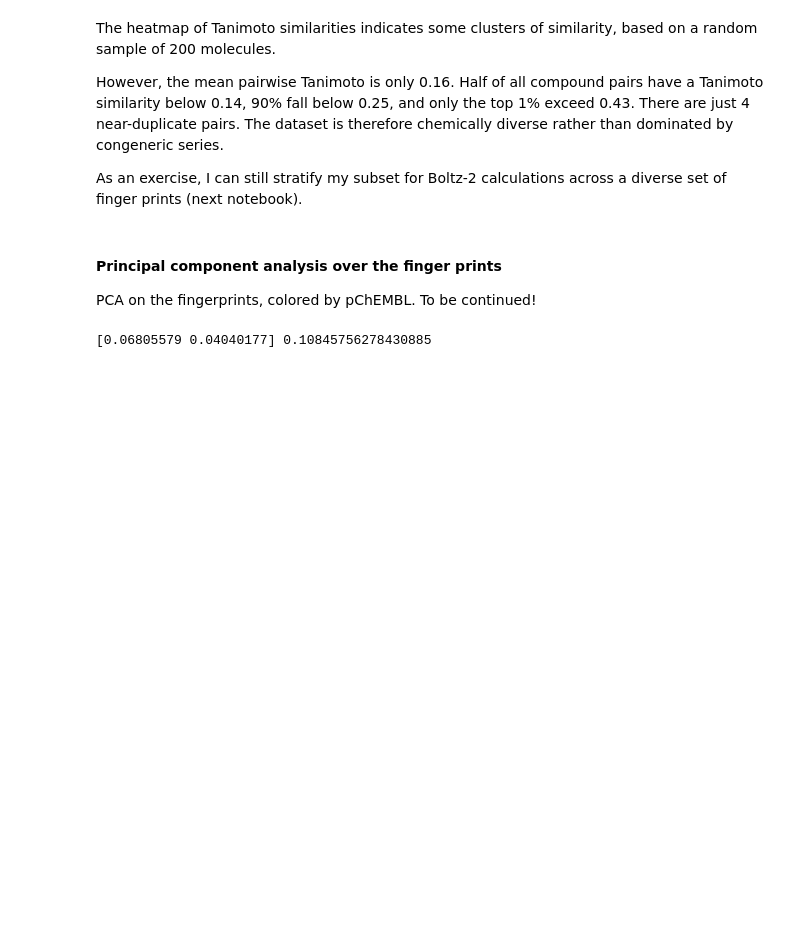
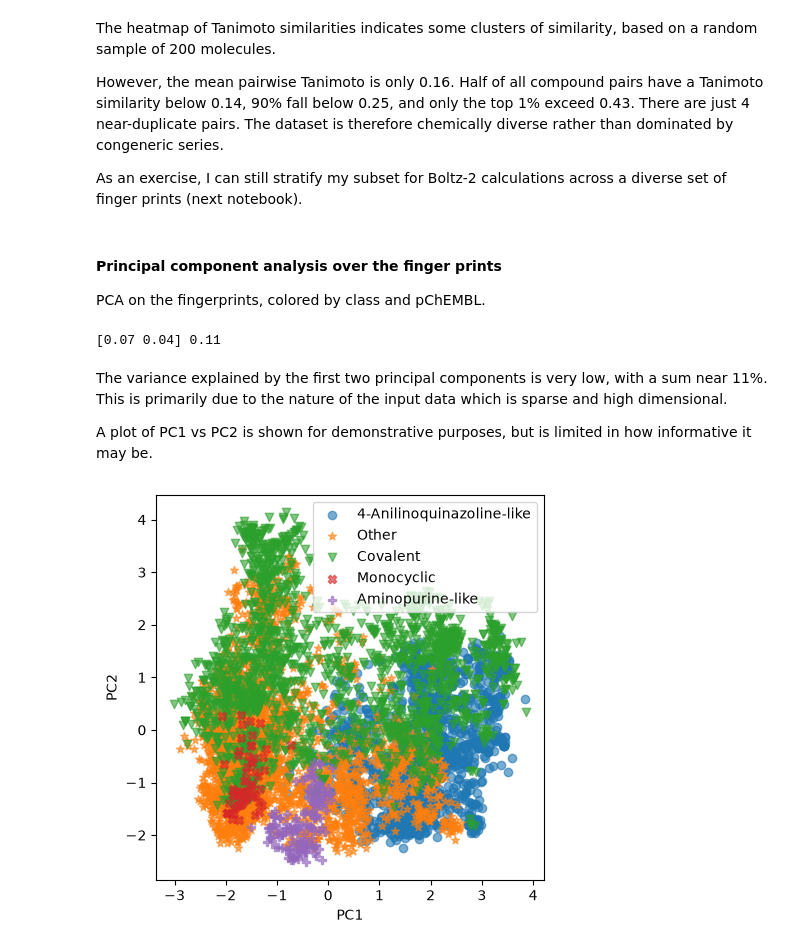
Before and after one commit to chabi-fin/EGFR-benchmark, a Jupyter notebook: notebooks/cheminformatics.ipynb, the cells around one changed output. Saved outputs shown, nothing was run; the diff lists cells and outputs as text; code cells hidden in the pictures; blank space fills up the shorter version.

```diff
--- a/notebooks/cheminformatics.ipynb
+++ b/notebooks/cheminformatics.ipynb
@@ -400,12 +409,44 @@ As an exercise, I can still stratify my subset for Boltz-2 calculations across a
 diverse set of finger prints (next notebook).
 # %% [markdown]
 #### Principal component analysis over the finger prints
-PCA on the fingerprints, colored by pChEMBL. To be continued!
+PCA on the fingerprints, colored by class and pChEMBL.
 # %%
 from sklearn.decomposition import PCA
 
 pca = PCA(n_components=2)
 coords = pca.fit_transform(fps)
-print(pca.explained_variance_ratio_, pca.explained_variance_ratio_.sum())
+print(pca.explained_variance_ratio_.round(2), pca.explained_variance_ratio_.sum().round(2))
 # %% [output]
-[0.06805579 0.04040177] 0.10845756278430885
+[0.07 0.04] 0.11
+# %% [markdown]
+The variance explained by the first two principal components is very low, with a
+sum near 11%. This is primarily due to the nature of the input data which is
+sparse and high dimensional.
+
+A plot of PC1 vs PC2 is shown for demonstrative purposes, but is limited in how
+informative it may be.
+# %%
+# Label data points using marker shape
+df["Classification"].unique()
+
+markers = {'4-Anilinoquinazoline-like' : "o",
+            'Other' : "*",
+            'Covalent' : "v",
+            'Monocyclic' : "X",
+            'Aminopurine-like' : "P",
+          }
+# %%
+# Plot the first 2 principal components
+fig, ax = plt.subplots(figsize=(5,5))
+
+for c, m in markers.items():
+    ind = df["Classification"] == c
+    ax.scatter(coords[ind,0], coords[ind,1], label=c, marker=m, alpha=0.6)
+
+ax.set_xlabel("PC1")
+ax.set_ylabel("PC2")
+ax.legend()
+
+plt.savefig(FIGURES / "PCA_fingerprints_pred_class.png")
+# %% [output]
+[figure, added]
```
Also changed, not shown: parts of 22 cells of this notebook, 6 other files.
